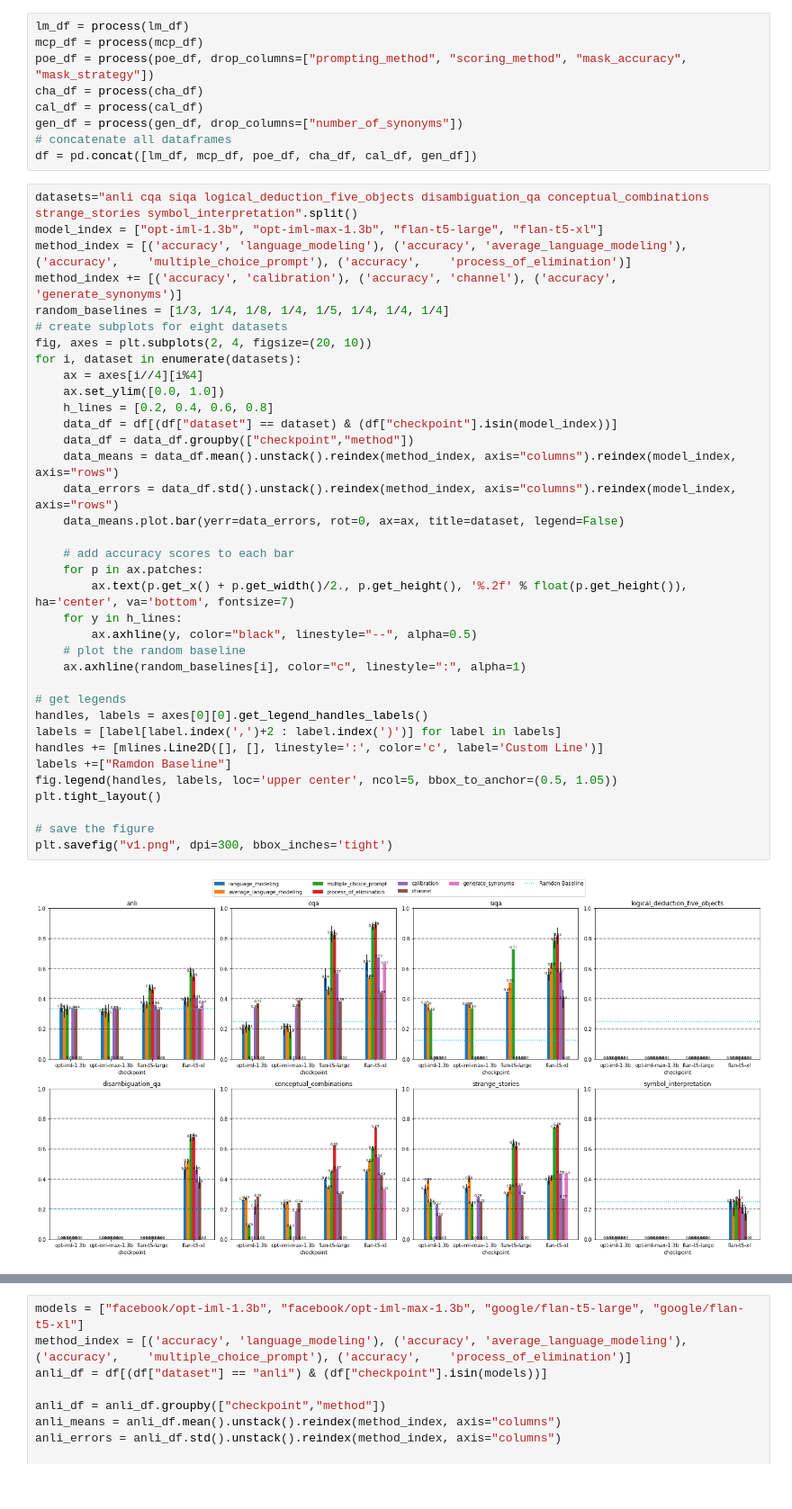
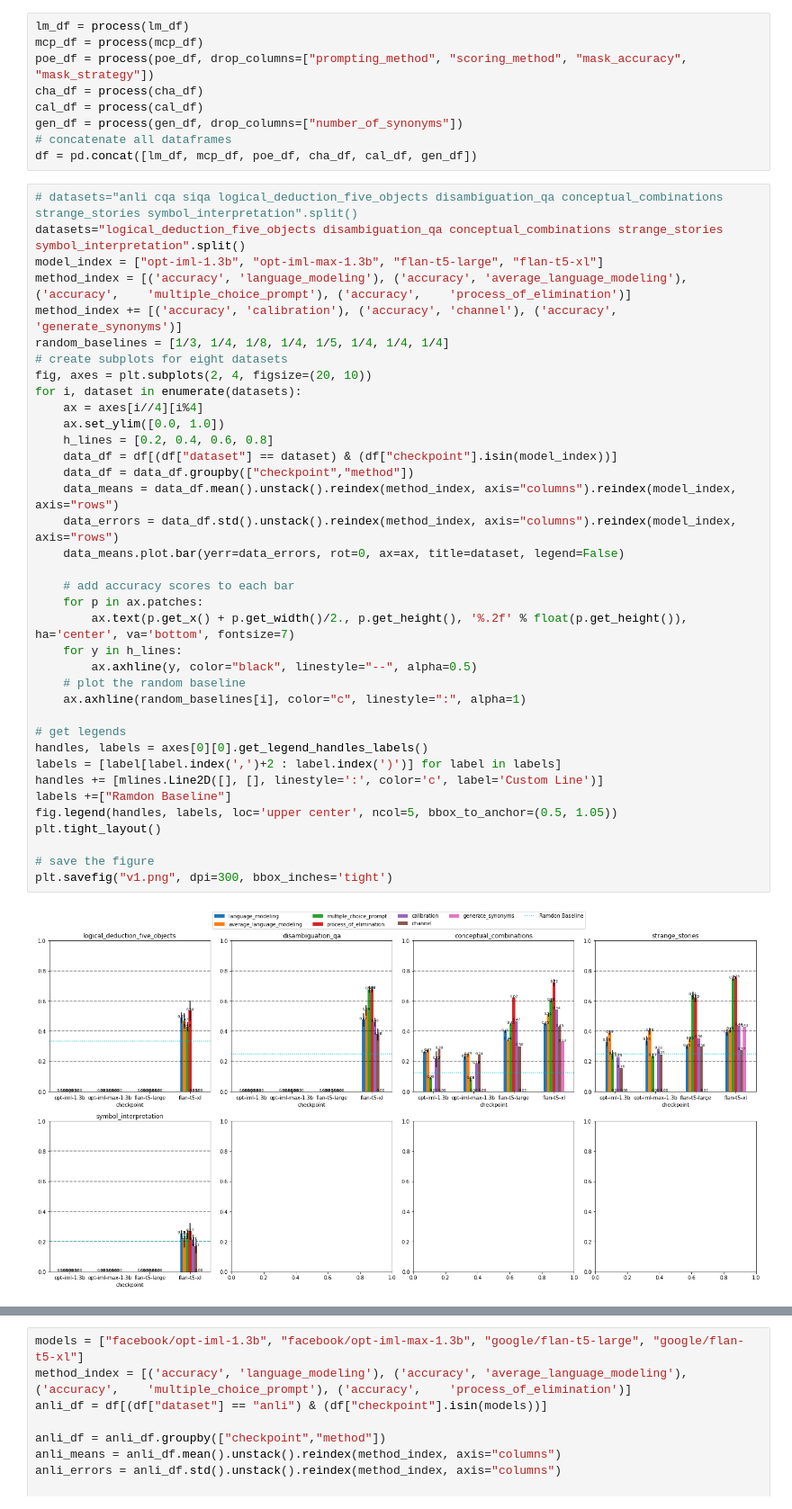
Before and after one commit to KasMasVan/csr_exp_resource_index, a Jupyter notebook: results/visualize.ipynb, the cells around one changed output, grey strips where cells are left out. Shown: that part at 90% size. Drawn from its saved outputs; the diff is of its cells as text.

```diff
--- a/results/visualize.ipynb
+++ b/results/visualize.ipynb
@@ -41,7 +41,8 @@ gen_df = process(gen_df, drop_columns=["number_of_synonyms"])
 # concatenate all dataframes
 df = pd.concat([lm_df, mcp_df, poe_df, cha_df, cal_df, gen_df])
 # %%
-datasets="anli cqa siqa logical_deduction_five_objects disambiguation_qa conceptual_combinations strange_stories symbol_interpretation".split()
+# datasets="anli cqa siqa logical_deduction_five_objects disambiguation_qa conceptual_combinations strange_stories symbol_interpretation".split()
+datasets="logical_deduction_five_objects disambiguation_qa conceptual_combinations strange_stories symbol_interpretation".split()
 model_index = ["opt-iml-1.3b", "opt-iml-max-1.3b", "flan-t5-large", "flan-t5-xl"]
 method_index = [('accuracy', 'language_modeling'), ('accuracy', 'average_language_modeling'), ('accuracy',    'multiple_choice_prompt'), ('accuracy',    'process_of_elimination')]
 method_index += [('accuracy', 'calibration'), ('accuracy', 'channel'), ('accuracy', 'generate_synonyms')]
@@ -50,34 +51,34 @@ random_baselines = [1/3, 1/4, 1/8, 1/4, 1/5, 1/4, 1/4, 1/4]
 fig, axes = plt.subplots(2, 4, figsize=(20, 10))
 for i, dataset in enumerate(datasets):
     ax = axes[i//4][i%4]
     ax.set_ylim([0.0, 1.0])
     h_lines = [0.2, 0.4, 0.6, 0.8]
     data_df = df[(df["dataset"] == dataset) & (df["checkpoint"].isin(model_index))]
     data_df = data_df.groupby(["checkpoint","method"])
     data_means = data_df.mean().unstack().reindex(method_index, axis="columns").reindex(model_index, axis="rows")
     data_errors = data_df.std().unstack().reindex(method_index, axis="columns").reindex(model_index, axis="rows")
     data_means.plot.bar(yerr=data_errors, rot=0, ax=ax, title=dataset, legend=False)
 
     # add accuracy scores to each bar
     for p in ax.patches:
         ax.text(p.get_x() + p.get_width()/2., p.get_height(), '%.2f' % float(p.get_height()), ha='center', va='bottom', fontsize=7)
     for y in h_lines:
         ax.axhline(y, color="black", linestyle="--", alpha=0.5)
     # plot the random baseline
     ax.axhline(random_baselines[i], color="c", linestyle=":", alpha=1)
 
 # get legends
 handles, labels = axes[0][0].get_legend_handles_labels()
 labels = [label[label.index(',')+2 : label.index(')')] for label in labels]
 handles += [mlines.Line2D([], [], linestyle=':', color='c', label='Custom Line')]
 labels +=["Ramdon Baseline"]
 fig.legend(handles, labels, loc='upper center', ncol=5, bbox_to_anchor=(0.5, 1.05))
 plt.tight_layout()
 
 # save the figure
 plt.savefig("v1.png", dpi=300, bbox_inches='tight')
 # %% [output]
-[figure, old version]
+[figure, new version]
 # %%
 # plot flan-t5-xl on all benchmarks.
 model = "flan-t5-xl"
```
Also changed, not shown: parts of 1 cell of this notebook, 7 other files.
